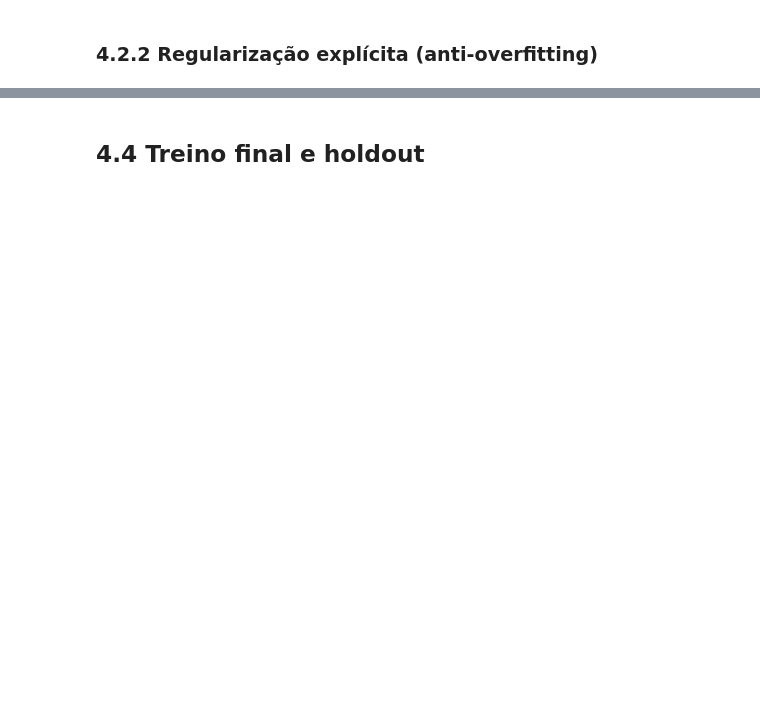
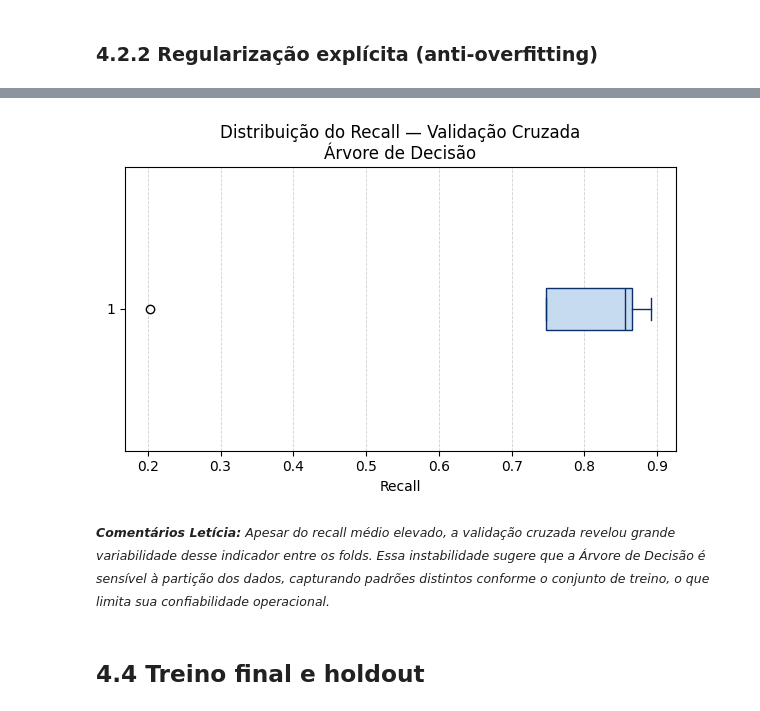
Before and after one commit to lpdata/fraude_bilhetagem, a Jupyter notebook: notebooks/03_modelagem.ipynb, the cells around one changed output, grey strips where cells are left out. Saved outputs shown, nothing was run; the diff lists cells and outputs as text; code cells hidden in the pictures; blank space fills up the shorter version.

Commit message:
Modelo 2 - Árvore de Decisão Concluido

```diff
--- a/notebooks/03_modelagem.ipynb
+++ b/notebooks/03_modelagem.ipynb
@@ -1315,0 +1375,20 @@ Top 10 sinais NEGATIVOS (reduzem probabilidade de fraude):
+# %%
+tree_cv_results = cross_validate(
+    tree_pipeline,
+    X_train,
+    y_train,
+    cv=cv_strategy,
+    scoring=scoring_metrics,
+    return_train_score=False
+)
+
+tree_cv_df = (
+    pd.DataFrame(tree_cv_results)
+    .drop(columns=["fit_time", "score_time"])
+    .rename(columns=lambda c: c.replace("test_", ""))
+)
+
+tree_cv_summary = tree_cv_df.agg(["mean", "std"]).T.round(4)
+
+print("Resultados da validação cruzada — Árvore de Decisão")
+display(tree_cv_summary)
@@ -1316,2 +1403,30 @@ Top 10 sinais NEGATIVOS (reduzem probabilidade de fraude):
+# %%
+import matplotlib.pyplot as plt
+
+recall_folds = tree_cv_df["recall"]
+
+plt.figure(figsize=(6, 4))
+
+plt.boxplot(
+    recall_folds,
+    vert=False,
+    patch_artist=True,
+    boxprops=dict(facecolor="#c6dbef", edgecolor="#08306b"),
+    medianprops=dict(color="#08306b"),
+    whiskerprops=dict(color="#08306b"),
+    capprops=dict(color="#08306b")
+)
+
+plt.xlabel("Recall")
+plt.title("Distribuição do Recall — Validação Cruzada\nÁrvore de Decisão")
+
+plt.grid(axis="x", linestyle="--", linewidth=0.6, alpha=0.6)
+
+plt.tight_layout()
+plt.show()
+# %% [output]
+[figure, added]
+# %% [markdown]
+<small>***Comentários Letícia:** Apesar do recall médio elevado, a validação cruzada revelou grande variabilidade desse indicador entre os folds. Essa instabilidade sugere que a Árvore de Decisão é sensível à partição dos dados, capturando padrões distintos conforme o conjunto de treino, o que limita sua confiabilidade operacional.*</small>
 # %% [markdown]
 ## 4.4 Treino final e holdout
```
Also changed, not shown: parts of 14 cells of this notebook.
